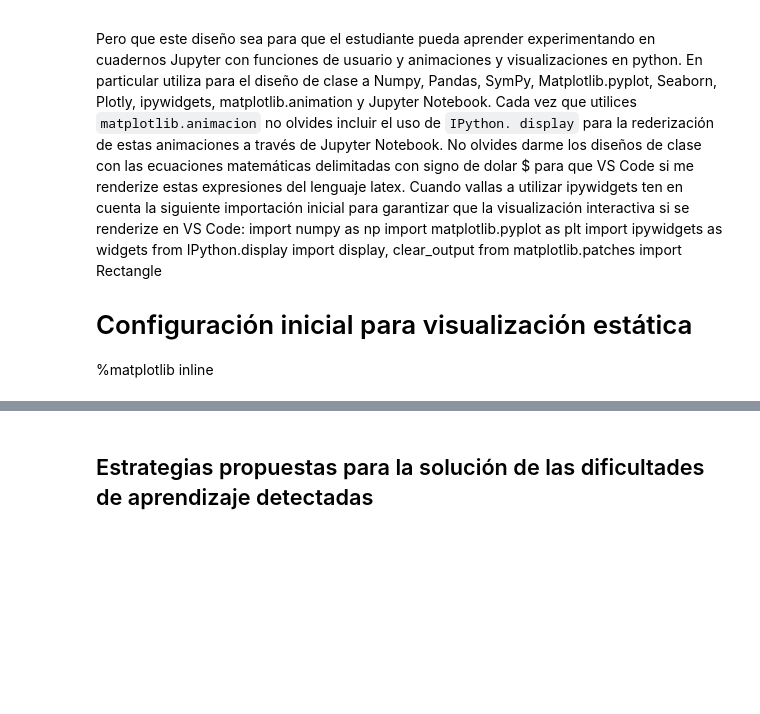
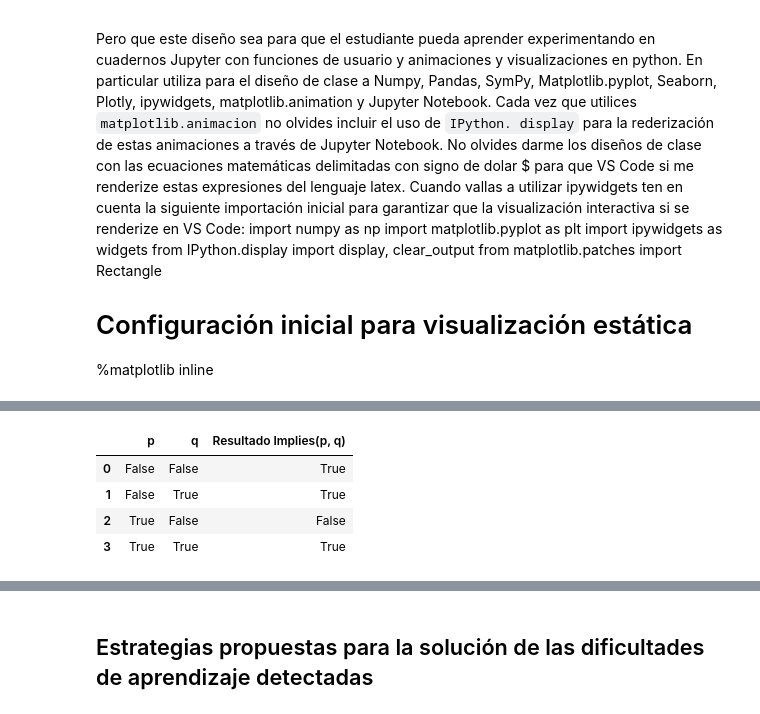
Before and after one commit to marco-canas/fundamentos_logica, a Jupyter notebook: referentes/1_grajales_lina/1_logica_matematica_y_teoria_de_conjuntos/3_tablas_de_verdad/eval_tablas_verdad.ipynb, the cells around one changed output, grey strips where cells are left out. Drawn from its saved outputs; the diff is of its cells as text; code cells hidden in the pictures; blank space fills up the shorter version.

```diff
--- a/referentes/1_grajales_lina/1_logica_matematica_y_teoria_de_conjuntos/3_tablas_de_verdad/eval_tablas_verdad.ipynb
+++ b/referentes/1_grajales_lina/1_logica_matematica_y_teoria_de_conjuntos/3_tablas_de_verdad/eval_tablas_verdad.ipynb
@@ -218,0 +100,21 @@ Resuelve y visualiza la tabla de verdad para $\neg(p \lor q) \rightarrow (\neg p
+# %%
+import numpy as np
+import pandas as pd
+from sympy import symbols, And, Or, Not, Implies
+
+p, q = symbols('p q')
+proposicion = Implies(p, q)
+
+def generar_tabla(func):
+    combinaciones = np.array(np.meshgrid([False, True], [False, True])).T.reshape(-1,2)
+    df = pd.DataFrame(combinaciones, columns=['p', 'q'])
+    df[f'Resultado {func}'] = [func.subs({p: row[0], q: row[1]}) for row in combinaciones]
+    return df
+
+display(generar_tabla(proposicion))
+# %% [output]
+|  | p | q | Resultado Implies(p, q) |
+| 0 | False | False | True |
+| 1 | False | True | True |
+| 2 | True | False | False |
+| 3 | True | True | True |
```
Also changed, not shown: parts of 55 cells of this notebook, 3 other files.
